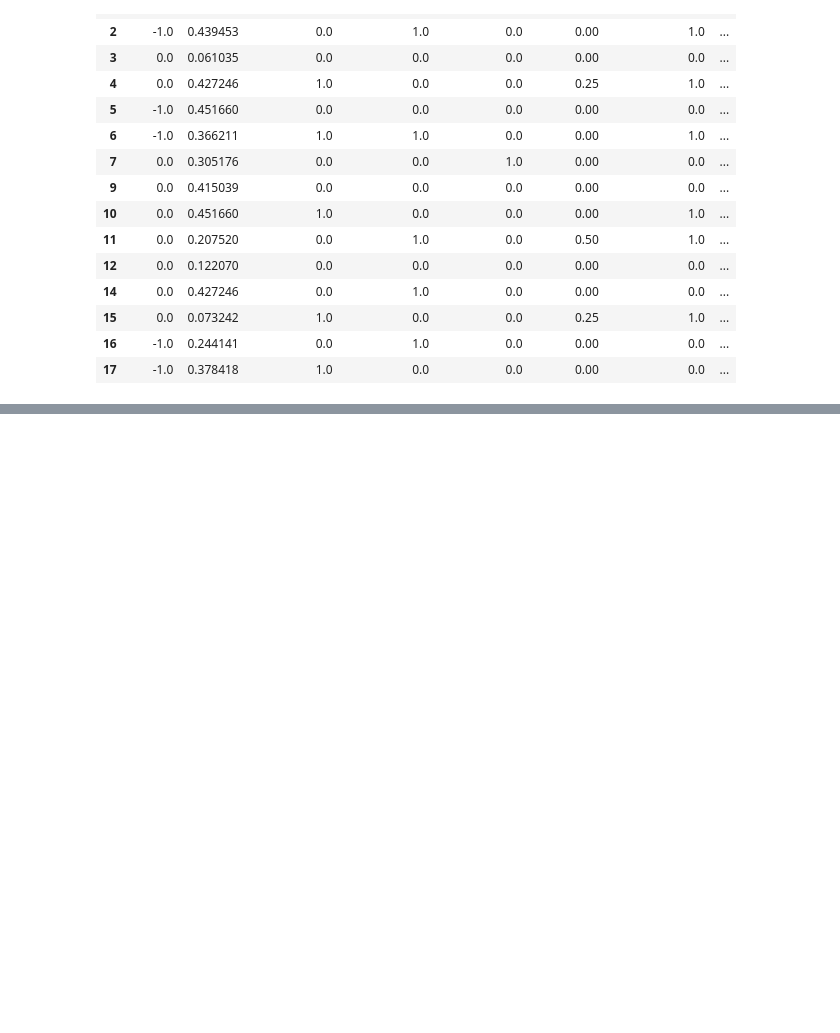
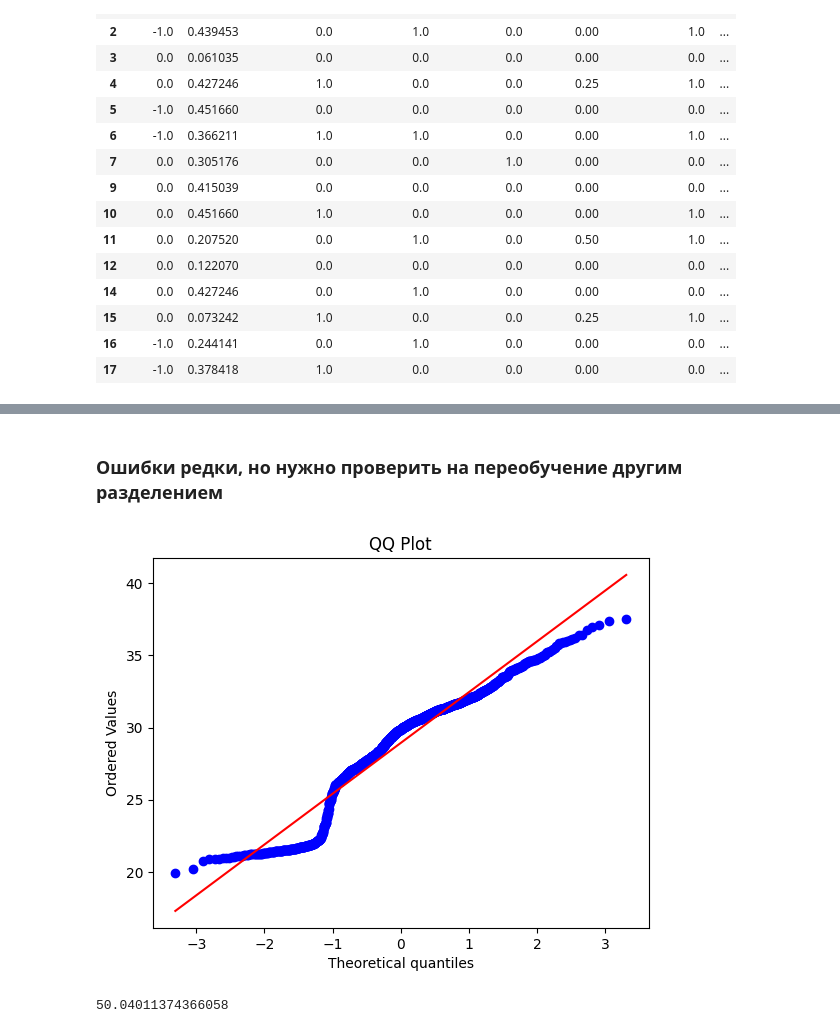
Before and after one commit to mike-pech/masters-theory, a Jupyter notebook: ML/Practice/linear.ipynb, the cells around one changed output, grey strips where cells are left out. Cells and saved outputs as stored; diff of their text form; code cells hidden in the pictures; blank space fills up the shorter version.

```diff
--- a/ML/Practice/linear.ipynb
+++ b/ML/Practice/linear.ipynb
@@ -223,0 +241,23 @@ mean_absolute_error(y_test, result)
+# %% [markdown]
+### Ошибки редки, но нужно проверить на переобучение другим разделением
+# %%
+# Разбиваем на тренировочный и тестовый
+from sklearn.model_selection import train_test_split
+
+x, y = df.drop(columns="bmi"), df["bmi"]
+
+x_train, x_test, y_train, y_test = train_test_split(
+    x, y, test_size=0.3
+)
+
+# Используем модель
+result = mat_lr.predict(x_test)
+
+# Измеряем ошибку
+scs.probplot(result, dist='norm', plot=plt)
+plt.title('QQ Plot')
+plt.show()
+print(mean_squared_error(y_test, result))
+# %% [output]
+[figure, added]
+50.04011374366058
```
Also changed, not shown: parts of 36 cells of this notebook, 13 other files.
